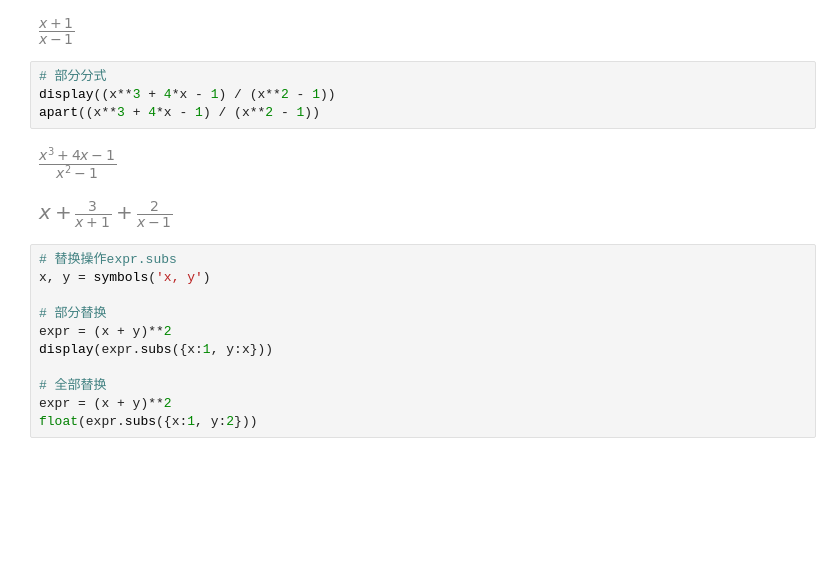
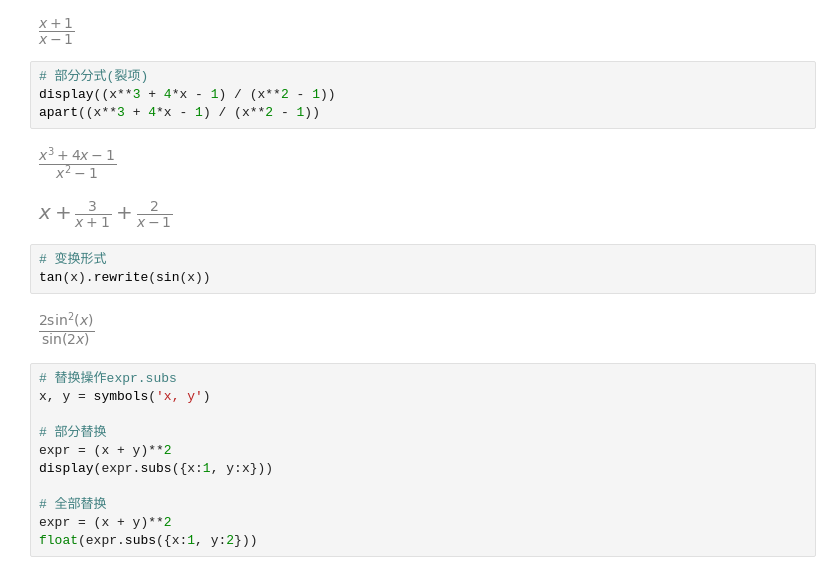
Before and after one commit to Starslayerx/MathModeling, a Jupyter notebook: Basic/sympy基础.ipynb, the cells around one changed output. Drawn from its saved outputs; the diff is of its cells as text; blank space fills up the shorter version.

```diff
--- a/Basic/sympy基础.ipynb
+++ b/Basic/sympy基础.ipynb
@@ -61,12 +79,17 @@ simplify((x**2 + 2*x + 1) / (x**2 - 1))
 [figure]
 [figure]
 # %%
-# 部分分式
+# 部分分式(裂项)
 display((x**3 + 4*x - 1) / (x**2 - 1))
 apart((x**3 + 4*x - 1) / (x**2 - 1))
 # %% [output]
 [figure]
 [figure]
+# %%
+# 变换形式
+tan(x).rewrite(sin(x))
+# %% [output]
+[figure, added]
 # %%
 # 替换操作expr.subs
 x, y = symbols('x, y')
```
Also changed, not shown: parts of 10 cells of this notebook.
